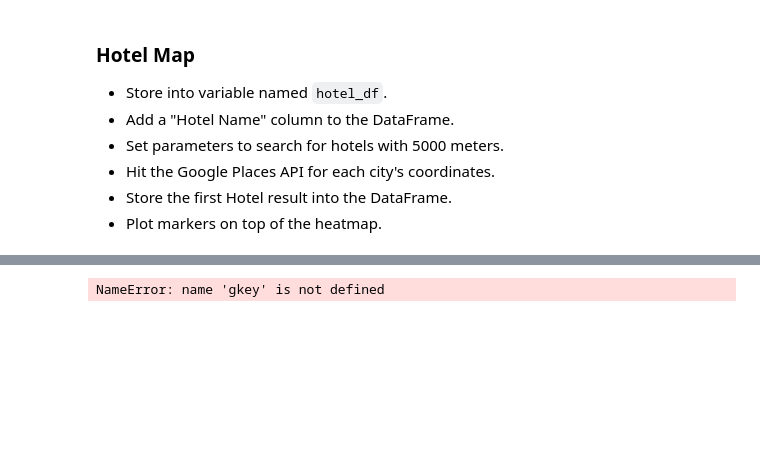
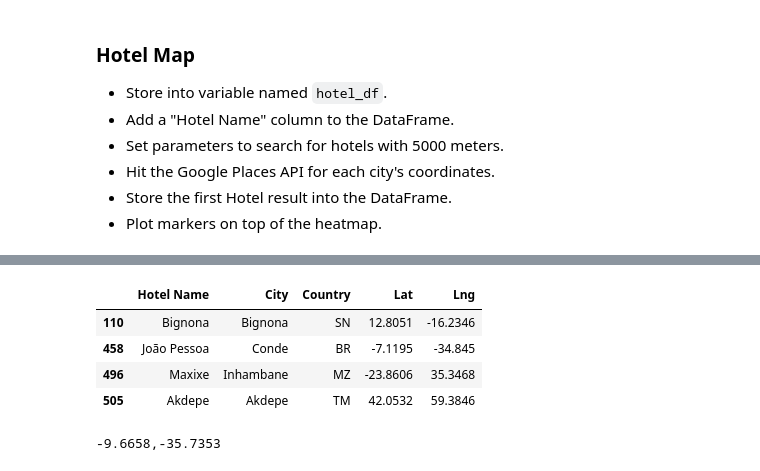
Before and after one commit to hvinoy/python_api_challenge, a Jupyter notebook: VacationPy.ipynb, the cells around one changed output, grey strips where cells are left out. Drawn from its saved outputs; the diff is of its cells as text; code cells hidden in the pictures; blank space fills up the shorter version.

```diff
--- a/VacationPy.ipynb
+++ b/VacationPy.ipynb
@@ -118,0 +120,41 @@ hotel_df
+# %%
+for index, row in city3.iterrows():
+
+
+    lat = city3.loc[index,"Lat"]
+    lng = city3.loc[index,"Lng"]
+    target_radius = 5000
+    target_type = "hotel"
+
+
+    params = {
+    "location": f"{lat},{lng}",
+    "radius": target_radius,
+    "type": target_type,
+    "key": g_key
+}
+
+# base url
+
+    base_url = "https://maps.googleapis.com/maps/api/place/nearbysearch/json"
+
+# run a request using our params dictionary
+    response = requests.get(base_url, params=params).json()
+
+    results = response['results']
+
+
+    geo = results[0]["geometry"]
+    loc = geo["location"]
+    lt = loc["lat"]
+    ln = loc["lng"]
+# Print the json (pretty printed)
+    #print(json.dumps(results, indent=4, sort_keys=False))
+
+    print(f"Retrieving Results for Index {index}")
+    print(results[0]["name"])
+    hotel_df.loc[index, 'Hotel Name'] = results[0]['name']
+    hotel_df.loc[index, 'Lat'] = loc["lat"]
+    hotel_df.loc[index, 'Lng'] = loc["lng"]
+
+    print("======================")
@@ -119,7 +174,17 @@ hotel_df
+# %%
+hotel_df
+# %% [output]
+|  | Hotel Name | City | Country | Lat | Lng |
+| 110 | Bignona | Bignona | SN | 12.8051 | -16.2346 |
+| 458 | João Pessoa | Conde | BR | -7.1195 | -34.845 |
+| 496 | Maxixe | Inhambane | MZ | -23.8606 | 35.3468 |
+| 505 | Akdepe | Akdepe | TM | 42.0532 | 59.3846 |
 # %%
 # geocoordinates
-target_coordinates = city3["Lat"],city3["Lng"]
-target_radius = 5000
+#target_coordinates = "-9.6658,-35.7353"
+print(target_coordinates)
+#target_coordinates = city3["Lat"],city3["Lng"]
+target_radius = 3000
 target_type = "hotel"
 
 # set up a parameters dictionary
@@ -127,15 +192,15 @@ params = {
     "location": target_coordinates,
     "radius": target_radius,
     "type": target_type,
-    "key": gkey
+    "key": g_key
 }
 
 # base url
-base_url = "https://maps.googleapis.com/maps/api/place/nearbysearch/json"
+#base_url = "https://maps.googleapis.com/maps/api/place/nearbysearch/json"
 
 # run a request using our params dictionary
-response = requests.get(base_url, params=params)
+#response = requests.get(base_url, params=params).json()
 # %% [output]
-NameError: name 'gkey' is not defined
+-9.6658,-35.7353
 # %%
 # convert response to json
```
Also changed, not shown: parts of 9 cells of this notebook, 6 other files.
